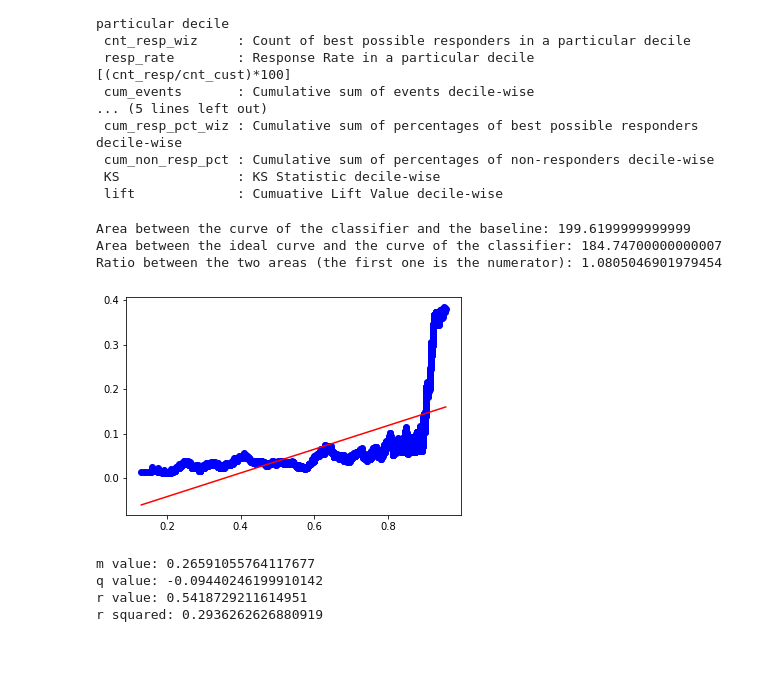
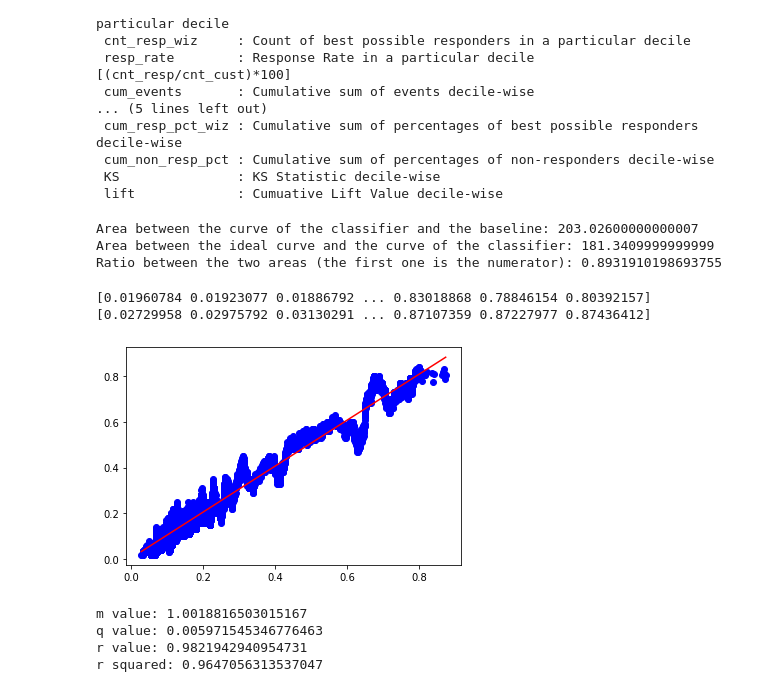
Before and after one commit to GiovanniPioDelvecchio/BigDataAnalyticsProject, a Jupyter notebook: Spark/NotebookTest/MultilayerPerceptron.ipynb, the cells around one changed output. Cells and saved outputs as stored; diff of their text form; code cells hidden in the pictures; blank space fills up the shorter version.

Commit message:
Applied a fix to the linear regression plot, the smoothing parameter was 50 as shown in the paper (changed from 100)

```diff
--- a/Spark/NotebookTest/MultilayerPerceptron.ipynb
+++ b/Spark/NotebookTest/MultilayerPerceptron.ipynb
@@ -347,53 +347,58 @@ def area_between_curves(curve_1, curve_2):
 
 class_rnd_area = area_between_curves(cum_resp_pct, cum_resp_pct_rndm)
 class_wiz_area = area_between_curves(cum_resp_pct_wiz, cum_resp_pct)
-area_ratio = class_rnd_area / class_wiz_area
+area_ratio =  class_wiz_area / class_rnd_area
 print("Area between the curve of the classifier and the baseline: " + str(class_rnd_area))
 print("Area between the ideal curve and the curve of the classifier: "+ str(class_wiz_area))
 print("Ratio between the two areas (the first one is the numerator): " + str(area_ratio))
 # %% [output]
-Area between the curve of the classifier and the baseline: 199.6199999999999
-Area between the ideal curve and the curve of the classifier: 184.74700000000007
-Ratio between the two areas (the first one is the numerator): 1.0805046901979454
+Area between the curve of the classifier and the baseline: 203.02600000000007
+Area between the ideal curve and the curve of the classifier: 181.3409999999999
+Ratio between the two areas (the first one is the numerator): 0.8931910198693755
 # %%
 def sorting_smoothing_method(y_true, y_probs, n_smooth, use_actual = True):
-  sort_idx = np.argsort(y_probs[:, 0])
+  sort_idx = np.argsort(y_probs[:, 1])
   n_total = y_true.shape[0]
   p_vec = np.zeros(n_total)
   for i in range(0, n_total):
     acc = y_true[sort_idx[i]]
     n_acc = 0
     for n in range(0, n_smooth):
       if i + n < n_total:
         acc += y_true[sort_idx[i + n]]
         n_acc += 1
       if i - n >= 0:
         acc += y_true[sort_idx[i - n]]
         n_acc += 1
     if use_actual == True:
-      p_vec[i] = acc / ((2 * n_acc) + 1)
+      p_vec[i] = acc / n_acc
     else:
       p_vec[i] = acc / ((2 * n_smooth) + 1)
   return p_vec
 
-p_vec = sorting_smoothing_method(data_y, Y_pred_probabilities_np, 100, use_actual = True)
-ord_probs = np.sort(Y_pred_probabilities_np[:, 0])[::-1]
+p_vec = sorting_smoothing_method(data_y, Y_pred_probabilities_np, 50, use_actual = True)
+ord_probs = np.sort(Y_pred_probabilities_np[:, 1])
+
+print(p_vec)
+print(ord_probs)
 
 slope, intercept, r_value, p_value, std_err = scipy.stats.linregress(ord_probs, p_vec)
 
 plt.plot(ord_probs, p_vec, 'o', color='blue')
 plt.plot(ord_probs, slope*ord_probs + intercept, color = "red")
 plt.show()
 
 print("m value: " + str(slope))
 print("q value: " + str(intercept))
 print("r value: " + str(r_value))
 print("r squared: " + str(np.power(r_value, 2)))
 # %% [output]
+[0.01960784 0.01923077 0.01886792 ... 0.83018868 0.78846154 0.80392157]
+[0.02729958 0.02975792 0.03130291 ... 0.87107359 0.87227977 0.87436412]
-[figure, old version]
+[figure, new version]
-m value: 0.26591055764117677
-q value: -0.09440246199910142
-r value: 0.5418729211614951
-r squared: 0.2936262626880919
+m value: 1.0018816503015167
+q value: 0.005971545346776463
+r value: 0.9821942940954731
+r squared: 0.9647056313537047
 # %%
 spark.stop()
```
